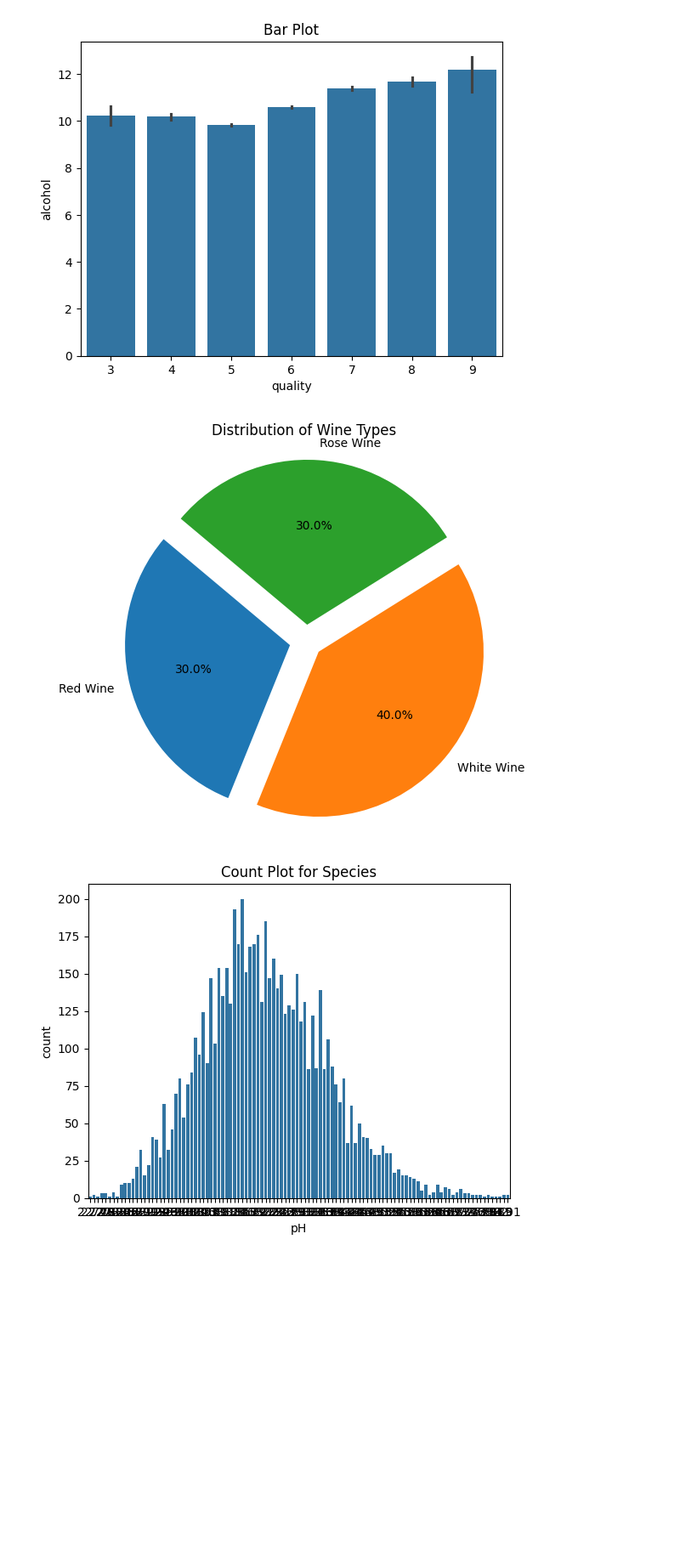
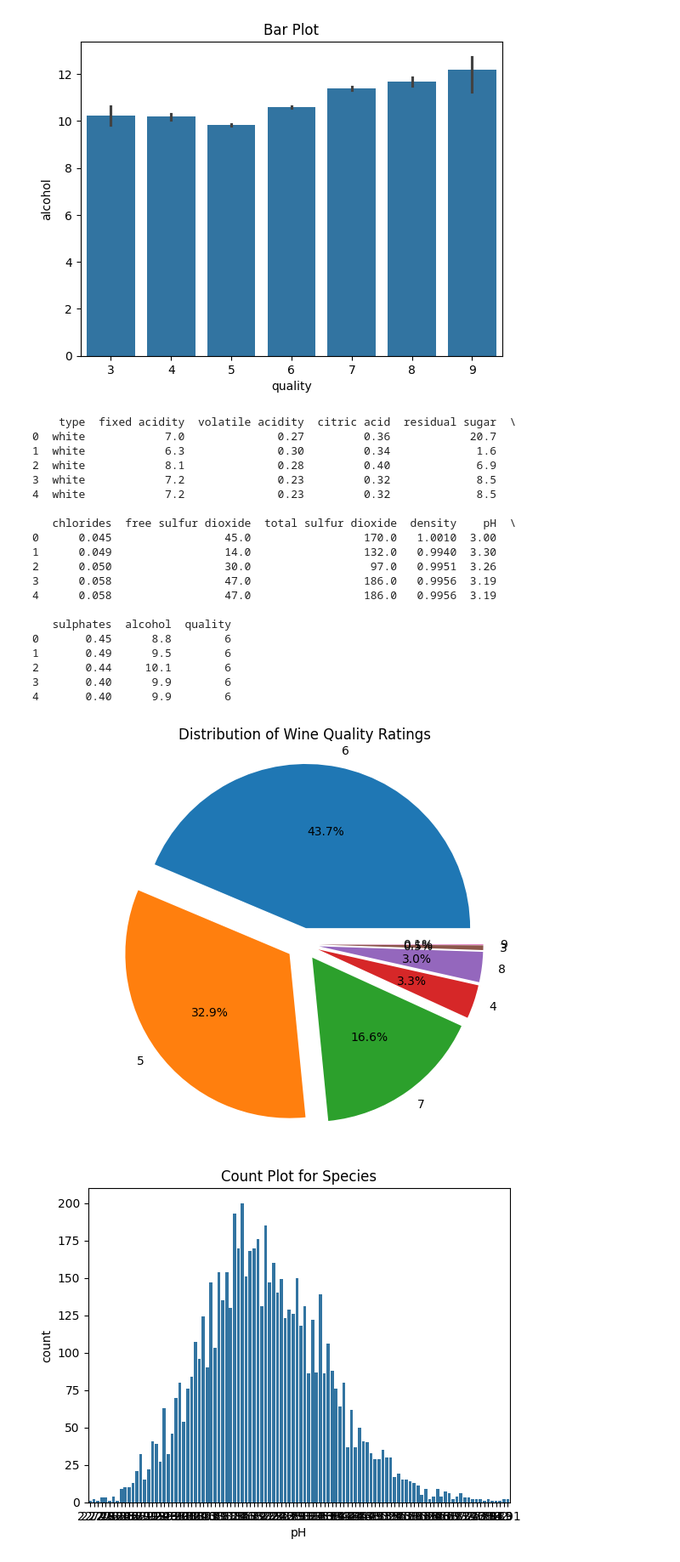
Before and after one commit to deva237/DS-Internship, a Jupyter notebook: wine_data_engineering.ipynb, the cells around one changed output. Shown at 85% size. Saved outputs shown, nothing was run; the diff lists cells and outputs as text; code cells hidden in the pictures; blank space fills up the shorter version.

```diff
--- a/wine_data_engineering.ipynb
+++ b/wine_data_engineering.ipynb
@@ -338,23 +338,50 @@ plt.title("Bar Plot")
 plt.show()
 # %% [output]
 [figure]
-# %%
-# pie chart
-
-import matplotlib.pyplot as plt
-
-# Example data (sizes/proportions)
-mylabels = ["Red Wine", "White Wine", "Rose Wine"]
-sizes = [30, 40, 30]  # Sizes should add up to 100 for a percentage representation
-
-# Plotting the pie chart
-plt.figure(figsize=(8, 6))  # Optional: Adjust figure size
-plt.pie(sizes, labels=mylabels, explode=(0.1, 0.1, 0.1), autopct='%1.1f%%', startangle=140)
-plt.axis('equal')  # Equal aspect ratio ensures that pie is drawn as a circle.
-plt.title('Distribution of Wine Types')  # Optional: Add a title
-plt.show()
-# %% [output]
-[figure, removed]
+# %%
+#Pie Chart is a type of plot which is used to represent the proportion of each category in categorical data.
+import matplotlib.pyplot as plt
+
+# Example loading (replace with your actual dataset loading)
+# df = pd.read_csv('wine_quality.csv')
+
+# Display the first few rows to understand the structure
+print(df.head())
+
+# Counting the frequency of each 'quality' category
+quality_counts = df['quality'].value_counts()
+
+# Creating an explode tuple with the correct length
+explode = tuple([0.1] * len(quality_counts)) # Adjust 0.1 to your desired explosion value
+
+# Plotting the pie chart
+plt.figure(figsize=(8, 6))
+plt.pie(quality_counts, labels=quality_counts.index, autopct='%1.1f%%', explode=explode) # Use the dynamically created explode tuple
+plt.title('Distribution of Wine Quality Ratings')
+plt.axis('equal')
+plt.show()
+# %% [output]
+    type  fixed acidity  volatile acidity  citric acid  residual sugar  \
+0  white            7.0              0.27         0.36            20.7
+1  white            6.3              0.30         0.34             1.6
+2  white            8.1              0.28         0.40             6.9
+3  white            7.2              0.23         0.32             8.5
+4  white            7.2              0.23         0.32             8.5
+
+   chlorides  free sulfur dioxide  total sulfur dioxide  density    pH  \
+0      0.045                 45.0                 170.0   1.0010  3.00
+1      0.049                 14.0                 132.0   0.9940  3.30
+2      0.050                 30.0                  97.0   0.9951  3.26
+3      0.058                 47.0                 186.0   0.9956  3.19
+4      0.058                 47.0                 186.0   0.9956  3.19
+
+   sulphates  alcohol  quality
+0       0.45      8.8        6
+1       0.49      9.5        6
+2       0.44     10.1        6
+3       0.40      9.9        6
+4       0.40      9.9        6
+[figure, added]
 # %%
 #Count Plot s similar to a bar plot except that we only pass the X-axis and Y-axis represents explicitly counting the number of occurrences. Each bar represents count for each category of species.
 sns.countplot(x='pH', data = df)
```
